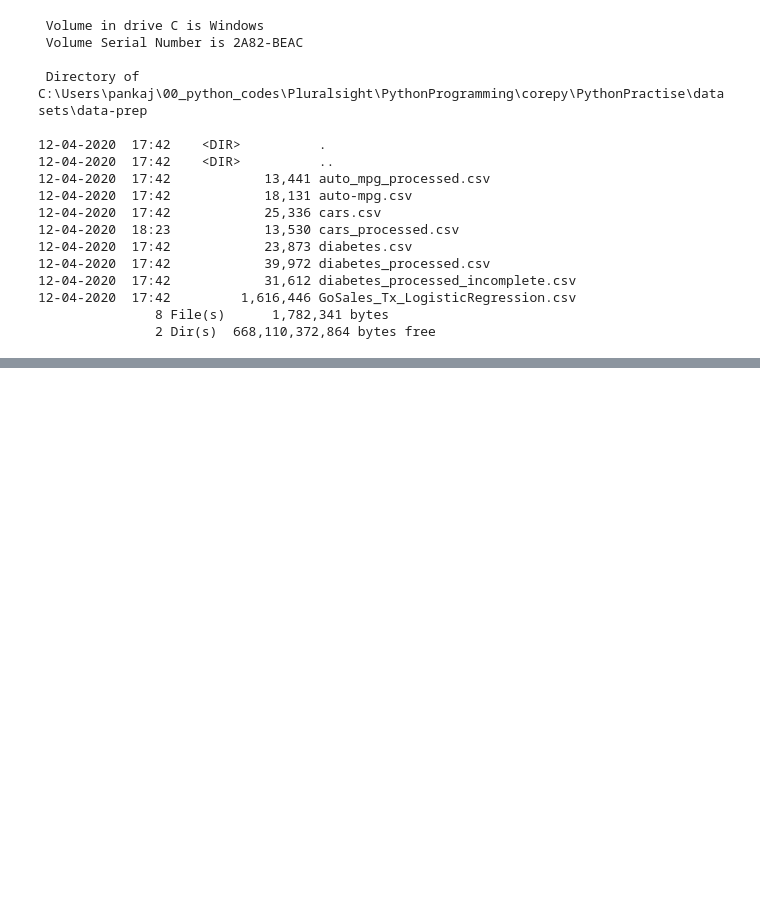
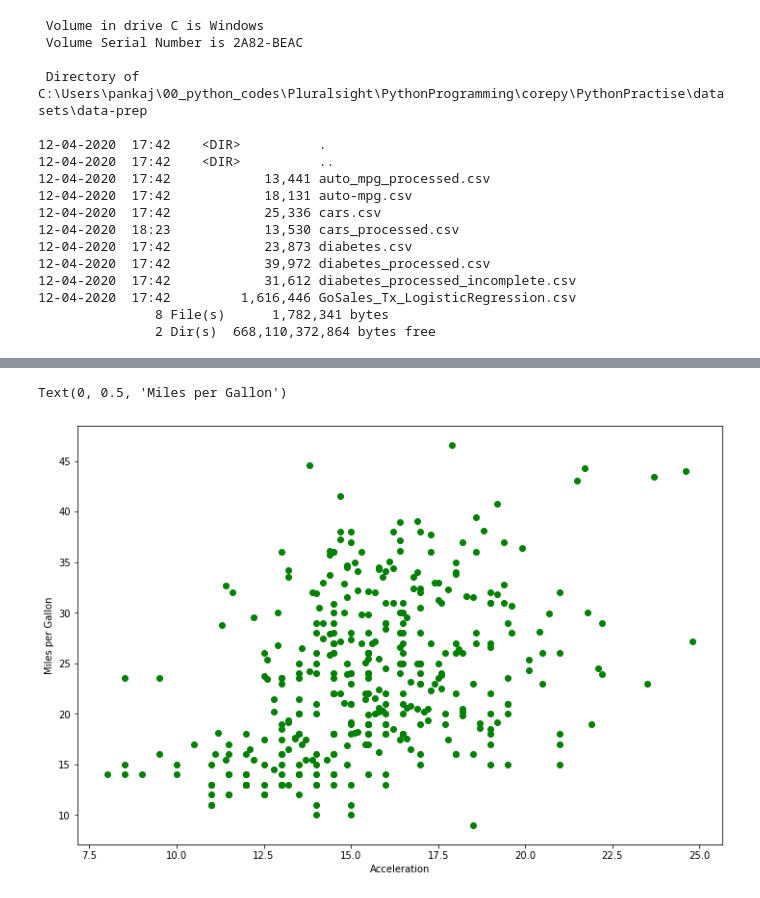
Before and after one commit to arorapankaj/PythonPractise, a Jupyter notebook: ReadCleanExploreDataset.ipynb, the cells around one changed output, grey strips where cells are left out. Saved outputs shown, nothing was run; the diff lists cells and outputs as text; code cells hidden in the pictures; blank space fills up the shorter version.

```diff
--- a/ReadCleanExploreDataset.ipynb
+++ b/ReadCleanExploreDataset.ipynb
@@ -298,0 +323,8 @@ ls "datasets/data-prep"
+# %%
+plt.figure(figsize=(12,8))
+plt.scatter(automobile_df['Acceleration'], automobile_df['MPG'], color='g')
+plt.xlabel('Acceleration')
+plt.ylabel('Miles per Gallon')
+# %% [output]
+Text(0, 0.5, 'Miles per Gallon')
+[figure, added]
```
Also changed, not shown: parts of 12 cells of this notebook, 2 other files.
